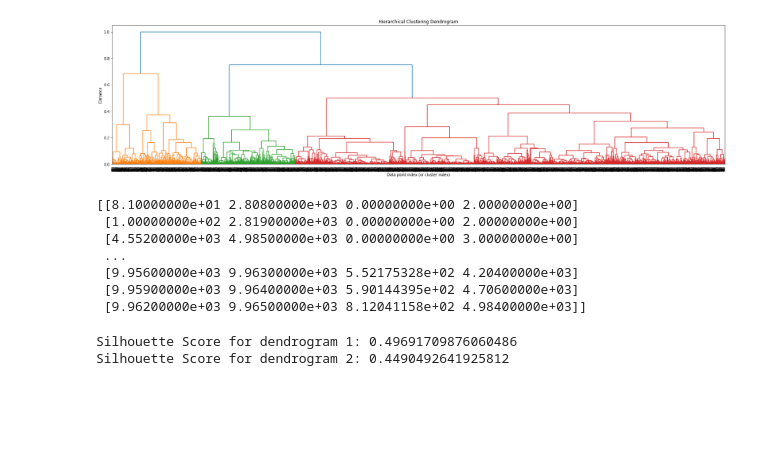
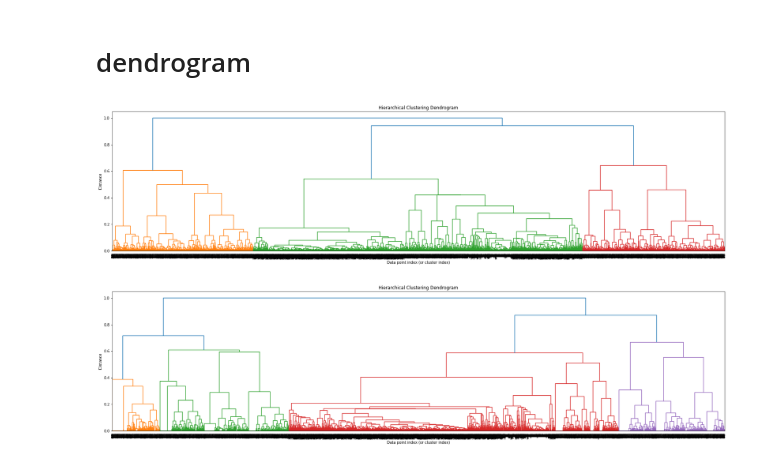
Before and after one commit to smallelephant9516/FiT, a Jupyter notebook: jupyter/Dendrogram_FiT.ipynb, the cells around one changed output. Saved outputs shown, nothing was run; the diff lists cells and outputs as text; code cells hidden in the pictures; blank space fills up the shorter version.

```diff
--- a/jupyter/Dendrogram_FiT.ipynb
+++ b/jupyter/Dendrogram_FiT.ipynb
@@ -61,9 +61,25 @@ p48 = {'path':'/home/jiang/li3221/scratch/Reja/dsa2Qtest/Class2D/job738','meta':
 p49 = {'path':'/home/jiang/li3221/scratch/simmicro/reja_dsa','meta':'/join_particles.star'}
 p50 = {'path':'/home/jiang/li3221/scratch/practice-filament/10230-tau/JoinStar/job625','meta':'/join_particles.star'}
 p51 = {'path':'/home/jiang/li3221/scratch/Github/FilamentTools/ExampleData','meta':'/SL251-2_job007_run_it045_data.star'}
+p52 = {'path':'/home/jiang/li3221/scratch/practice-filament/10243-tau/Class2D/job327','meta':'/run_it025_data.star'}
+p53 = {'path':'/home/jiang/li3221/scratch/practice-filament/10340-tau/Class2D/job510','meta':'/run_it025_data.star'}
+p54 = {'path':'/home/jiang/li3221/scratch/practice-filament/10340-tau/Class2D/job511','meta':'/run_it025_data.star'}
+p55 = {'path':'/home/jiang/li3221/scratch/practice-filament/10640-alpha/Class2D/job013','meta':'/run_it015_data.star'}
+p56 = {'path':'/home/jiang/li3221/scratch/practice-filament/10640-alpha/Select/job014','meta':'/particles.star'}
+p57 = {'path':'/home/jiang/li3221/scratch/Reja/dsa2Qtest/Reja_class2D/job1179','meta':'/run_it012_data.star'}
+p58 = {'path':'/home/jiang/li3221/scratch/practice-filament/10340-tau/word2vec/Case2_600','meta':'/10340_case2_600_t2_s0.5_job058_select.star'}
+p59 = {'path':'/home/jiang/li3221/scratch/practice-filament/10340-tau/Select/job512','meta':'/particles.star'}
+p60 = {'path':'/home/jiang/li3221/scratch/practice-filament/10340-tau/Select/job513','meta':'/particles.star'}
+p61 = {'path':'/home/jiang/li3221/scratch/practice-filament/10340-tau/Class2D/job519','meta':'/run_it025_data.star'}
+p62 = {'path':'/home/jiang/li3221/scratch/practice-filament/10340-tau/Select/job520','meta':'/particles.star'}
+p63 = {'path':'/net/jiang/scratch/li3221/Reja/MSTDW/Select/job085','meta':'/particles.star'}
+p64 = {'path':'/net/jiang/scratch/li3221/Reja/MSTDW/Class2D/job083','meta':'/run_it025_data.star'}
+p65 = {'path':'/net/jiang/scratch/li3221/Reja/MSTDW/Select/job086','meta':'/particles.star'}
+p66 = {'path':'/home/jiang/li3221/scratch/practice-filament/10230-tau/Class2D/job605','meta':'/run_it025_data.star'}
 # %%
+# import the FiT_vector result
 print(dt.now())
-path_meta = p51
+path_meta = p55
 path = path_meta['path']
 iteration = 99
 path_particle=path+ path_meta['meta']
@@ -177,11 +153,8 @@ dataframe
 # %%
-
 # Count the occurrences of _rlnClassNumber for each filament_id
 class_counts = dataframe.groupby('_rlnClassNumber')['Filament_ID'].value_counts()
-
 # Unstack the counts to create a matrix where index is filament_id and columns are the counts of _rlnClassNumber
 class_matrix = class_counts.unstack(fill_value=0)
-
-# The matrix is now in the format you described:
-# Rows are indexed by filament_id, columns represent _rlnClassNumber, and values are the counts.
-print(class_matrix.T)
+countsmatrix = np.array(class_matrix)
+fil_matrix = np.transpose(countsmatrix)
+fil_matrix_normed = np.transpose(countsmatrix/np.sum(countsmatrix, axis=0, keepdims=True))
@@ -213,0 +201,2 @@ sns.clustermap(class_matrix,method='average', figsize=(30, 15),
+# %% [markdown]
+# dendrogram
@@ -214,25 +221,29 @@ sns.clustermap(class_matrix,method='average', figsize=(30, 15),
 # %%
+from scipy.cluster.hierarchy import dendrogram, linkage, leaves_list
 # all_value_np class_matrix.T
 data = all_value_np
 Z = linkage(data, 'ward',optimal_ordering=False)  # 'ward' is one method of hierarchical clustering
 Z_normalized = Z.copy()
 Z_normalized[:, 2] = (Z[:, 2] - Z[:, 2].min()) / (Z[:, 2].max() - Z[:, 2].min())
 # Plot the dendrogram
 plt.figure(figsize=(30, 7))  # Set the size of the plot, you can adjust it to your needs
 dendrogram(Z_normalized)
 plt.title('Hierarchical Clustering Dendrogram')
 plt.xlabel('Data point index (or cluster index)')
 plt.ylabel('Distance')
 plt.show()
+
+data = fil_matrix_normed
+Z = linkage(data, 'ward',optimal_ordering=False)  # 'ward' is one method of hierarchical clustering
+Z_normalized = Z.copy()
+Z_normalized[:, 2] = (Z[:, 2] - Z[:, 2].min()) / (Z[:, 2].max() - Z[:, 2].min())
+# Plot the dendrogram
+plt.figure(figsize=(30, 7))  # Set the size of the plot, you can adjust it to your needs
+dendrogram(Z_normalized)
+plt.title('Hierarchical Clustering Dendrogram')
+plt.xlabel('Data point index (or cluster index)')
+plt.ylabel('Distance')
+plt.show()
 # %% [output]
-[figure, old version]
+[figure, new version]
+[figure, added]
-# %%
-print(Z)
-# %% [output]
-[[8.10000000e+01 2.80800000e+03 0.00000000e+00 2.00000000e+00]
- [1.00000000e+02 2.81900000e+03 0.00000000e+00 2.00000000e+00]
- [4.55200000e+03 4.98500000e+03 0.00000000e+00 3.00000000e+00]
- ...
- [9.95600000e+03 9.96300000e+03 5.52175328e+02 4.20400000e+03]
- [9.95900000e+03 9.96400000e+03 5.90144395e+02 4.70600000e+03]
- [9.96200000e+03 9.96500000e+03 8.12041158e+02 4.98400000e+03]]
@@ -245,20 +249,0 @@ hist_umap = umap_2D.fit_transform(class_matrix.T)
-# %%
-from sklearn.metrics import silhouette_score
-from scipy.cluster.hierarchy import fcluster
-
-# Assuming a specific number of clusters k
-k = 6
-Z1 = linkage(data_umap, 'ward',optimal_ordering=False)  # 'ward' is one method of hierarchical clustering
-Z2 = linkage(hist_umap, 'ward',optimal_ordering=False)  # 'ward' is one method of hierarchical clustering
-clusters1 = fcluster(Z1, k, criterion='maxclust')
-clusters2 = fcluster(Z2, k, criterion='maxclust')
-
-# Calculate the silhouette scores
-silhouette_avg1 = silhouette_score(data_umap, clusters1)
-silhouette_avg2 = silhouette_score(hist_umap, clusters2)
-
-print(f"Silhouette Score for dendrogram 1: {silhouette_avg1}")
-print(f"Silhouette Score for dendrogram 2: {silhouette_avg2}")
-# %% [output]
-Silhouette Score for dendrogram 1: 0.49691709876060486
-Silhouette Score for dendrogram 2: 0.4490492641925812
```
Also changed, not shown: parts of 14 cells of this notebook, 3 other files.
